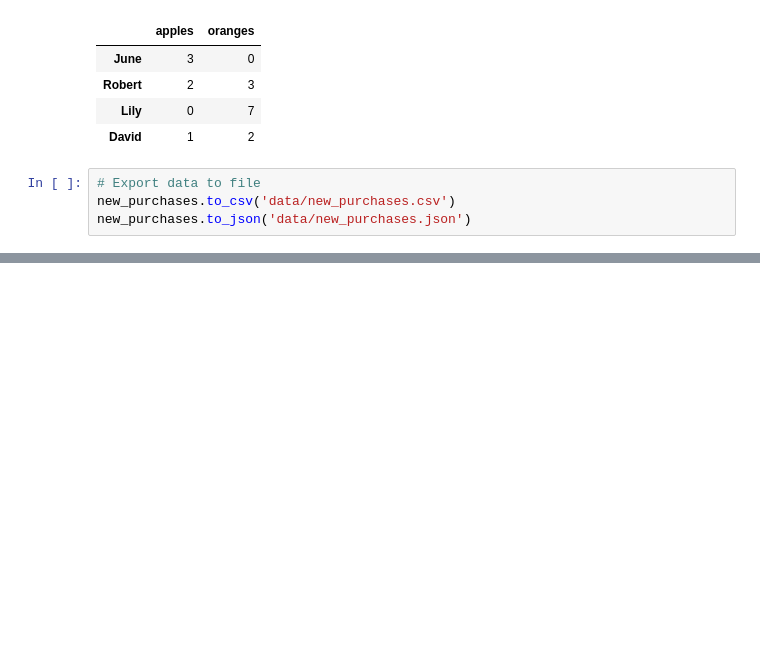
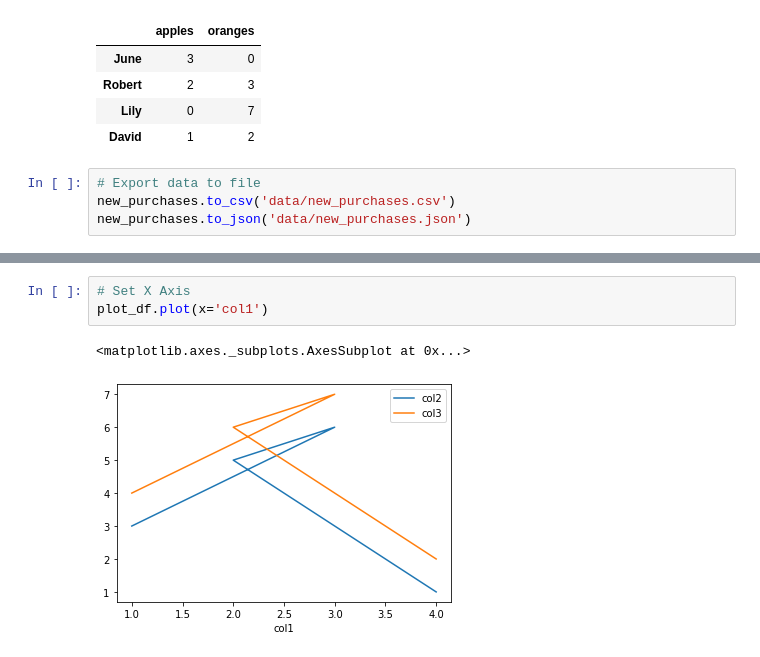
Before and after one commit to terence/jupyter, a Jupyter notebook: pandas1.ipynb, the cells around one changed output, grey strips where cells are left out. Drawn from its saved outputs; the diff is of its cells as text; blank space fills up the shorter version.

```diff
--- a/pandas1.ipynb
+++ b/pandas1.ipynb
@@ -44,0 +108,6 @@ new_purchases.to_json('data/new_purchases.json')
+# %%
+# Set X Axis
+plot_df.plot(x='col1')
+# %% [output]
+<matplotlib.axes._subplots.AxesSubplot at 0x...>
+[figure, added]
```
Also changed, not shown: parts of 9 cells of this notebook.
